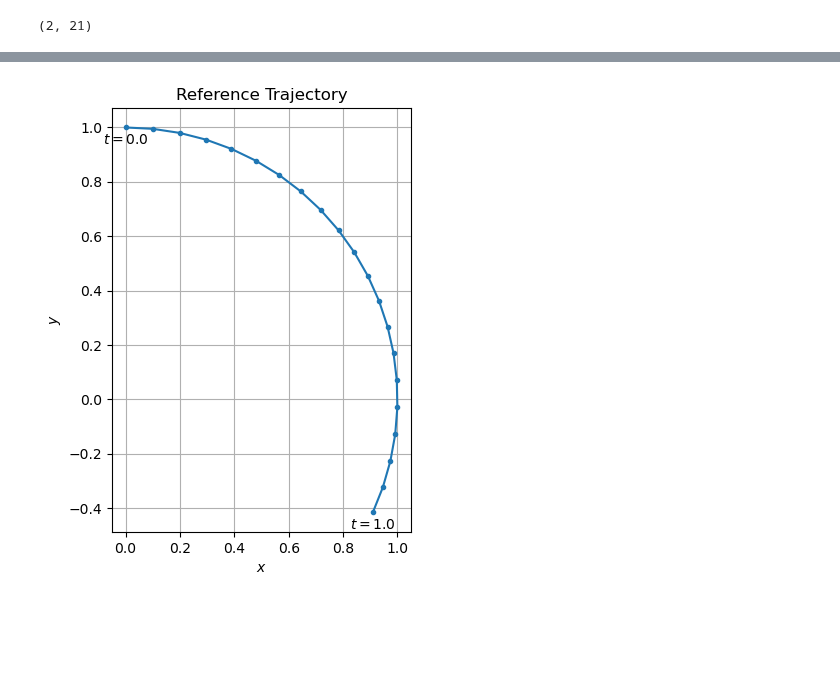
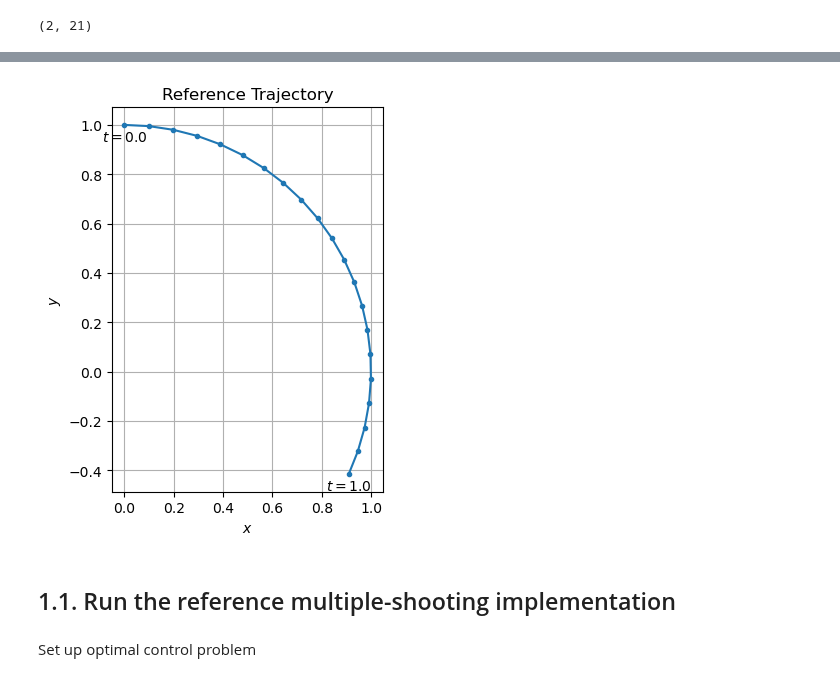
Before and after one commit to billtubbs/casadi-examples, a Jupyter notebook: 9-Time-Optimal-Control.ipynb, the cells around one changed output, grey strips where cells are left out. Drawn from its saved outputs; the diff is of its cells as text; code cells hidden in the pictures; blank space fills up the shorter version.

```diff
--- a/9-Time-Optimal-Control.ipynb
+++ b/9-Time-Optimal-Control.ipynb
@@ -75,15 +76,19 @@ ref.shape
 # %%
-fig, ax = plt.subplots(figsize=(5.5, 5.5))
+fig, ax = plt.subplots(figsize=(3.5, 5.5))
 ax.plot(ref[0, :].T, ref[1, :].T, '.-')
 xy0 = np.array(ref[:, 0])
 ax.annotate(f'$t={tgrid[0]}$', xy=xy0, xytext=(0, -5), textcoords='offset pixels', va='top', ha='center')
 xy_end = np.array(ref[:, -1])
 ax.annotate(f'$t={tgrid[-1]}$', xy=xy_end, xytext=(0, -5), textcoords='offset pixels', va='top', ha='center')
 ax.grid()
 ax.set_aspect('equal')
 ax.set_title('Reference Trajectory')
 ax.set_xlabel('$x$')
 ax.set_ylabel('$y$')
 plt.show()
 # %% [output]
-[figure, old version]
+[figure, new version]
+# %% [markdown]
+## 1.1. Run the reference multiple-shooting implementation
+# %% [markdown]
+Set up optimal control problem
```
Also changed, not shown: parts of 9 cells of this notebook.
